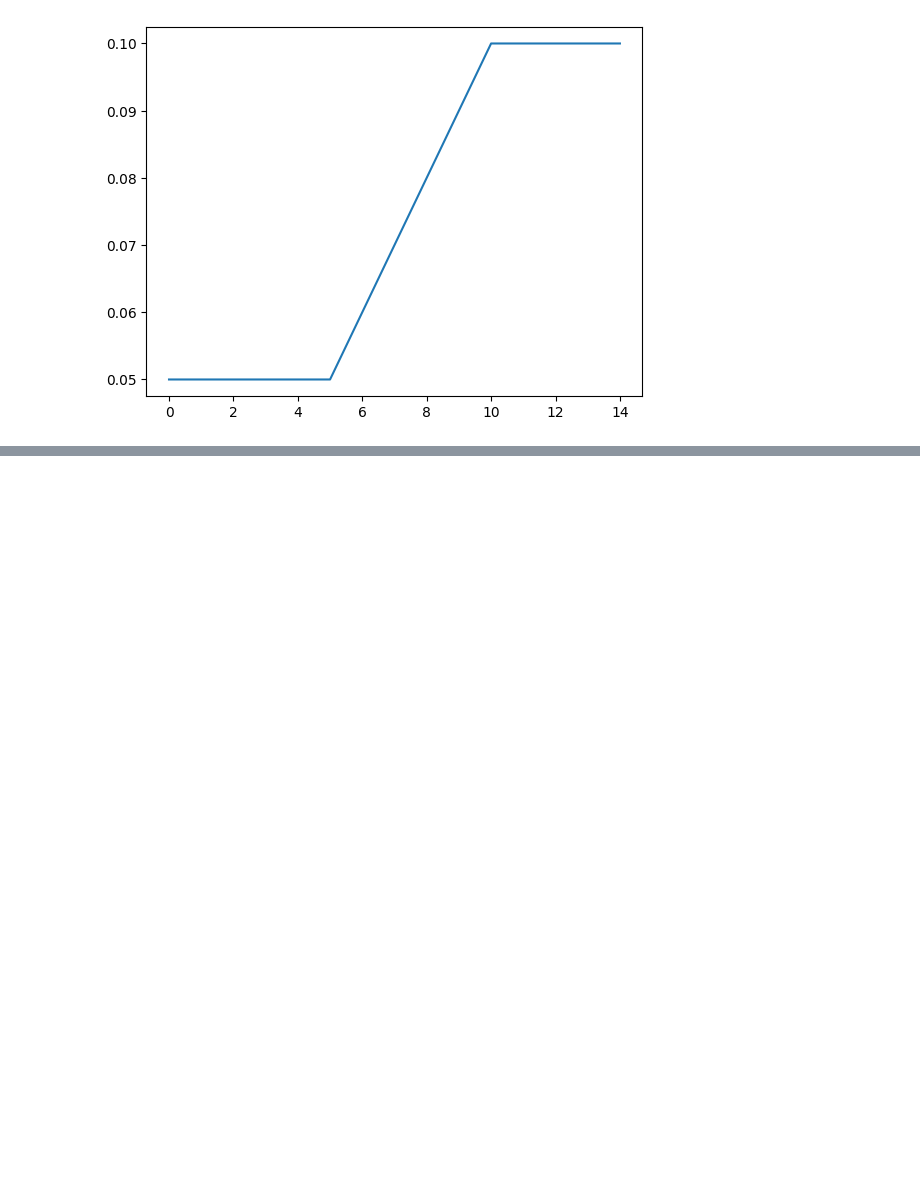
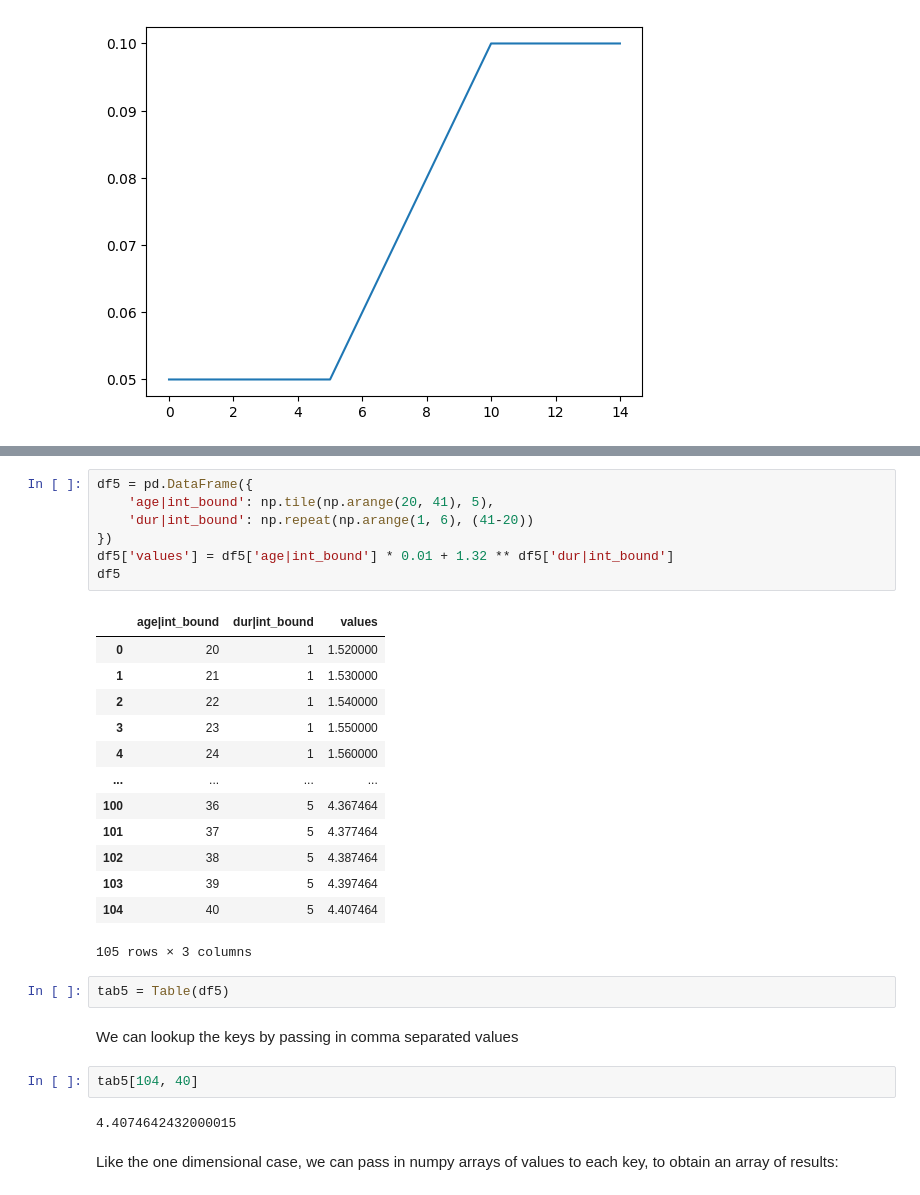
Before and after one commit to lewisfogden/heavylight, a Jupyter notebook: examples/notebook/table_documentation.ipynb, the cells around one changed output, grey strips where cells are left out. Drawn from its saved outputs; the diff is of its cells as text; blank space fills up the shorter version.

Commit message:
updated table notebook

```diff
--- a/examples/notebook/table_docs.ipynb
+++ b/examples/notebook/table_documentation.ipynb
@@ -190,0 +193,31 @@ sns.lineplot(x=x4s, y=tab4[x4s], markers=True)
+# %%
+df5 = pd.DataFrame({
+    'age|int_bound': np.tile(np.arange(20, 41), 5),
+    'dur|int_bound': np.repeat(np.arange(1, 6), (41-20))
+})
+df5['values'] = df5['age|int_bound'] * 0.01 + 1.32 ** df5['dur|int_bound']
+df5
+# %% [output]
+|  | age|int_bound | dur|int_bound | values |
+| 0 | 20 | 1 | 1.520000 |
+| 1 | 21 | 1 | 1.530000 |
+| 2 | 22 | 1 | 1.540000 |
+| 3 | 23 | 1 | 1.550000 |
+| 4 | 24 | 1 | 1.560000 |
+| ... | ... | ... | ... |
+| 100 | 36 | 5 | 4.367464 |
+| 101 | 37 | 5 | 4.377464 |
+| 102 | 38 | 5 | 4.387464 |
+| 103 | 39 | 5 | 4.397464 |
+| 104 | 40 | 5 | 4.407464 |
+105 rows × 3 columns
+# %%
+tab5 = Table(df5)
+# %% [markdown]
+We can lookup the keys by passing in comma separated values
+# %%
+tab5[104, 40]
+# %% [output]
+4.4074642432000015
+# %% [markdown]
+Like the one dimensional case, we can pass in numpy arrays of values to each key, to obtain an array of results:
```
Also changed, not shown: parts of 9 cells of this notebook, 1 other file.
